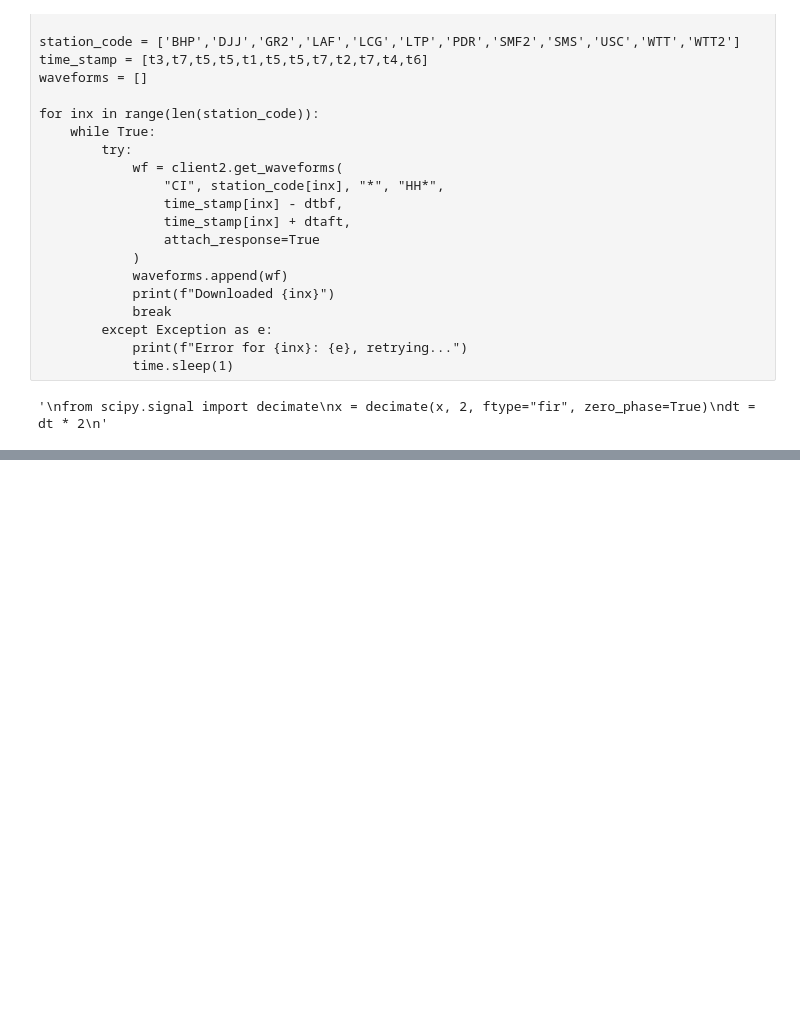
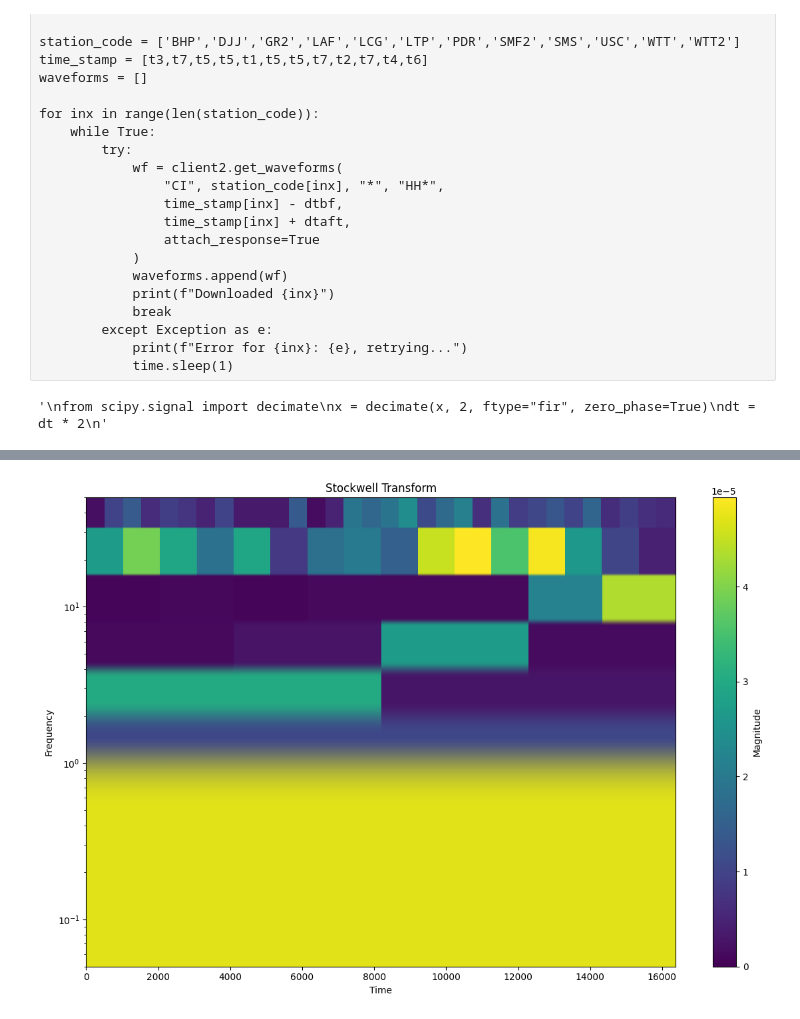
Before and after one commit to twdavisx/Stockwell, a Jupyter notebook: Stockwell/obspy.ipynb, the cells around one changed output, grey strips where cells are left out. Saved outputs shown, nothing was run; the diff lists cells and outputs as text; code cells hidden in the pictures; blank space fills up the shorter version.

```diff
--- a/Stockwell/obspy.ipynb
+++ b/Stockwell/obspy.ipynb
@@ -187,0 +264,4 @@ with open("results.pkl", "wb") as f:
+# %%
+plot_st(m, k)
+# %% [output]
+[figure, added]
```
Also changed, not shown: parts of 8 cells of this notebook, 4 other files.
